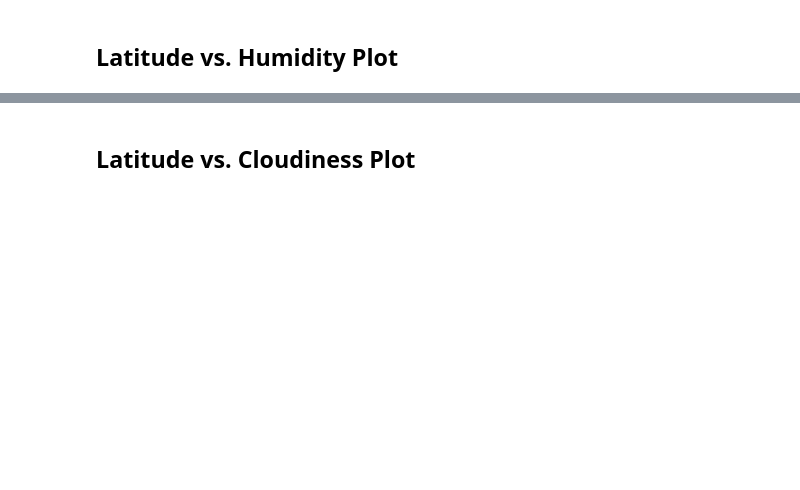
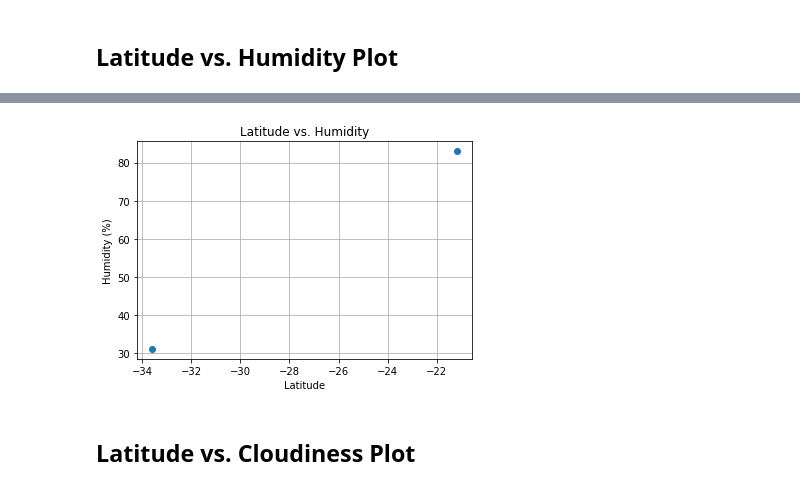
Before and after one commit to vyshnalluri/Python-API-Challenge, a Jupyter notebook: WeatherPy/WeatherPy.ipynb, the cells around one changed output, grey strips where cells are left out. Cells and saved outputs as stored; diff of their text form; code cells hidden in the pictures; blank space fills up the shorter version.

```diff
--- a/WeatherPy/WeatherPy.ipynb
+++ b/WeatherPy/WeatherPy.ipynb
@@ -141,2 +180,11 @@ Int64Index([], dtype='int64')
+# %%
+plt.scatter(city_df["Latitude"], city_df["Humidity"])
+plt.title("Latitude vs. Humidity")
+plt.xlabel("Latitude")
+plt.ylabel("Humidity (%)")
+plt.grid()
+#plt.savefig("../WeatherPy/City Latitude vs Humidity.png")
+# %% [output]
+[figure, added]
 # %% [markdown]
 ## Latitude vs. Cloudiness Plot
```
Also changed, not shown: parts of 38 cells of this notebook, 2 other files.
